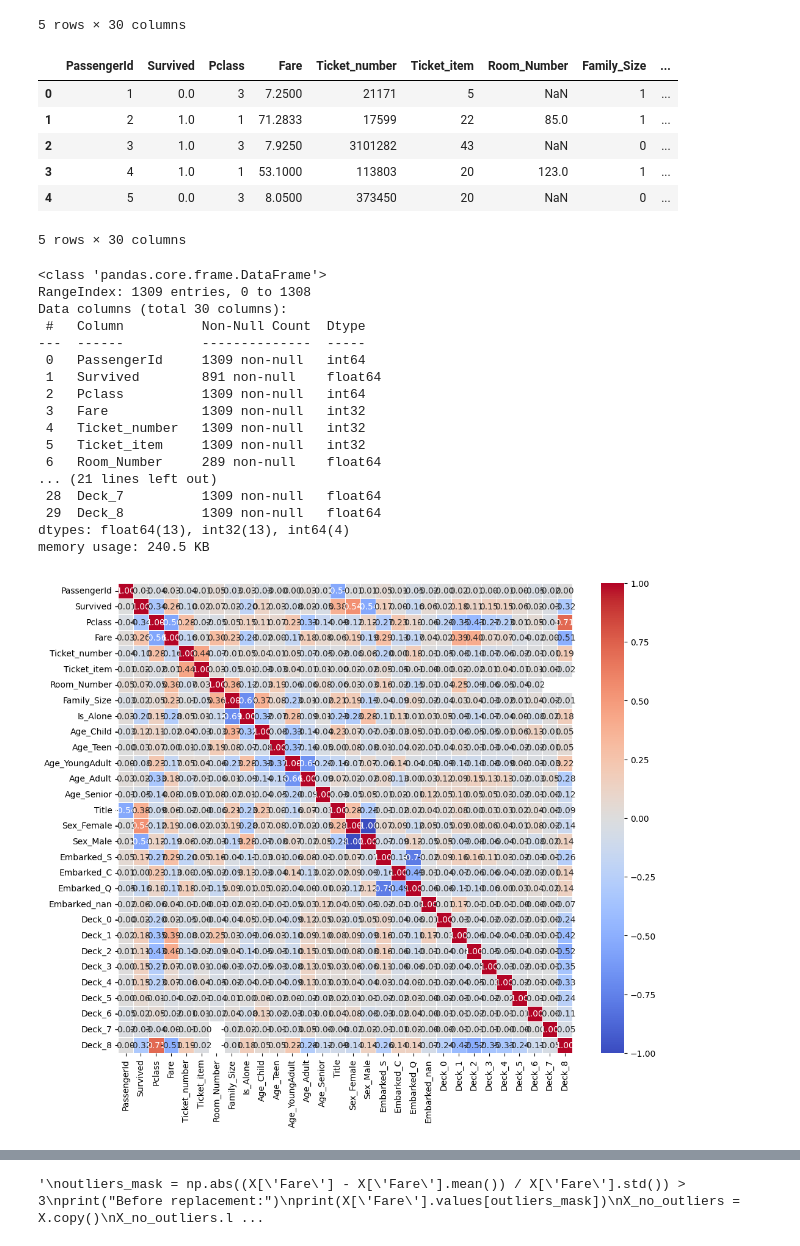
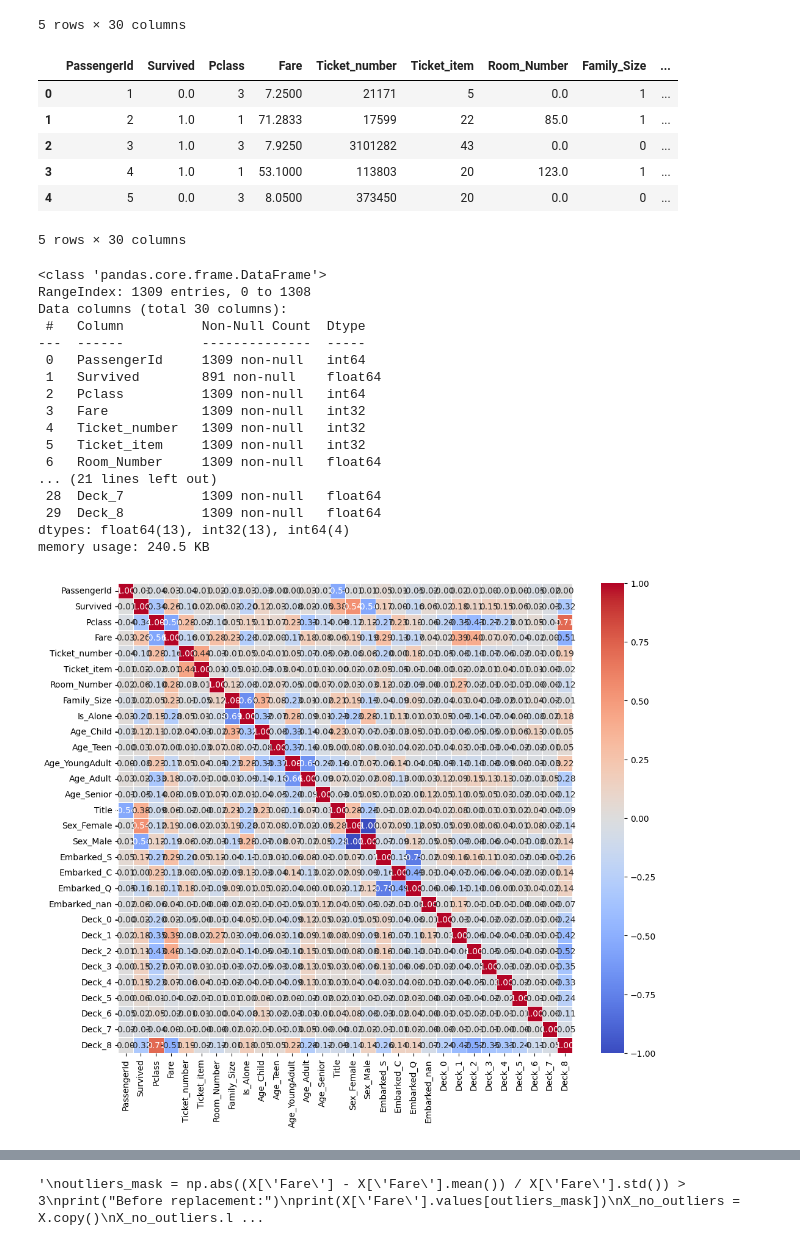
Before and after one commit to Shengan01/Kaggle, a Jupyter notebook: Competitions/Titanic/titan.ipynb, the cells around one changed output, grey strips where cells are left out. Saved outputs shown, nothing was run; the diff lists cells and outputs as text; code cells hidden in the pictures.

```diff
--- a/Competitions/Titanic/titan.ipynb
+++ b/Competitions/Titanic/titan.ipynb
@@ -274,14 +272,15 @@ data.head()
 # %%
 label_encoder = LabelEncoder()
 data['Ticket_item'] = label_encoder.fit_transform(data['Ticket_item'])
+data['Room_Number'].fillna(0, inplace=True)
 data.head()
 # %% [output]
 |  | PassengerId | Survived | Pclass | Fare | Ticket_number | Ticket_item | Room_Number | Family_Size | ... |
-| 0 | 1 | 0.0 | 3 | 7.2500 | 21171 | 5 | NaN | 1 | ... |
+| 0 | 1 | 0.0 | 3 | 7.2500 | 21171 | 5 | 0.0 | 1 | ... |
 | 1 | 2 | 1.0 | 1 | 71.2833 | 17599 | 22 | 85.0 | 1 | ... |
-| 2 | 3 | 1.0 | 3 | 7.9250 | 3101282 | 43 | NaN | 0 | ... |
+| 2 | 3 | 1.0 | 3 | 7.9250 | 3101282 | 43 | 0.0 | 0 | ... |
 | 3 | 4 | 1.0 | 1 | 53.1000 | 113803 | 20 | 123.0 | 1 | ... |
-| 4 | 5 | 0.0 | 3 | 8.0500 | 373450 | 20 | NaN | 0 | ... |
+| 4 | 5 | 0.0 | 3 | 8.0500 | 373450 | 20 | 0.0 | 0 | ... |
 5 rows × 30 columns
 # %%
 columns_to_convert = ['Fare', 'Embarked_S', 'Embarked_Q', 'Embarked_C', 'Embarked_nan']
@@ -299,7 +298,7 @@ Data columns (total 30 columns):
  3   Fare            1309 non-null   int32
  4   Ticket_number   1309 non-null   int32
  5   Ticket_item     1309 non-null   int32
- 6   Room_Number     289 non-null    float64
+ 6   Room_Number     1309 non-null   float64
 ... (21 lines left out)
  28  Deck_7          1309 non-null   float64
  29  Deck_8          1309 non-null   float64
@@ -311,6 +310,6 @@ plt.figure(figsize=(12, 10))
 sns.heatmap(correlation_matrix, annot=True, cmap='coolwarm', fmt=".2f", linewidths=.5)
 plt.show()
 # %% [output]
-[figure, old version]
+[figure, new version]
 # %%
 correlation_with_survived = data.corr()['Survived'].abs().sort_values(ascending=False)
```
Also changed, not shown: parts of 5 cells of this notebook, 1 other file.
